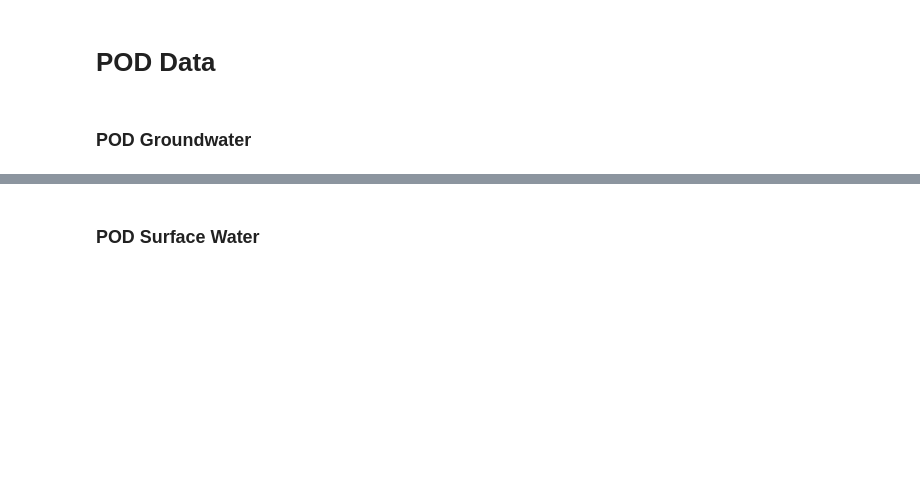
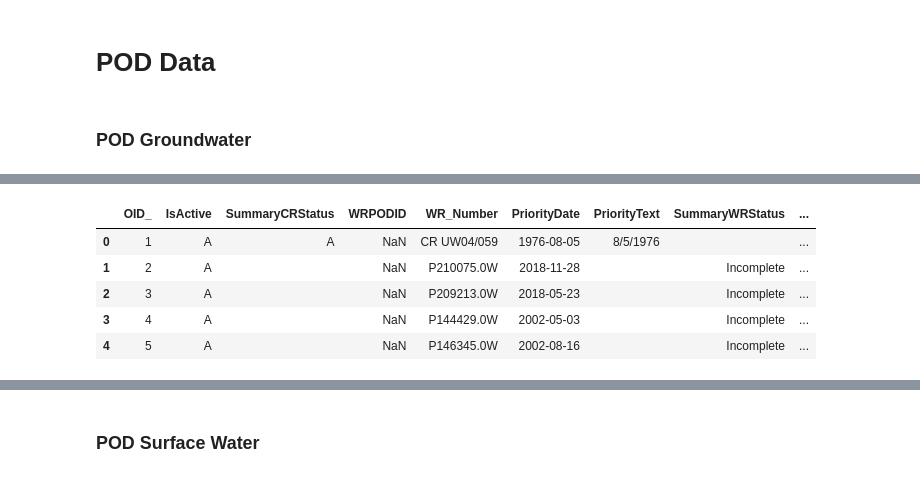
Before and after one commit to WSWCWaterDataExchange/MappingStatesDataToWaDE2.0, a Jupyter notebook: Wyoming/WaterAllocation/0_PreProcessWyomingAllocationData.ipynb, the cells around one changed output, grey strips where cells are left out. Saved outputs shown, nothing was run; the diff lists cells and outputs as text; code cells hidden in the pictures; blank space fills up the shorter version.

```diff
--- a/Wyoming/WaterAllocation/0_PreProcessWyomingAllocationData.ipynb
+++ b/Wyoming/WaterAllocation/0_PreProcessWyomingAllocationData.ipynb
@@ -146,34 +166,41 @@ BenUseDict = {
 "TEM" : "Temporary",
 "TENL" : "Total Enlargement",
 "TRA" : "Transportation",
 "TST" : "Test Well",
 "TWR" : "Tree Watering",
 "UTL" : "Utilities",
 "W&S" : "Wild and Scenic",
 "WDR" : "Well Drilling",
 "WET" : "Wetlands",
 "WHL" : "Water Hauls",
 "WL" : "Wildlife"}
 
 def retrieveBenUse(colrowValue):
     if colrowValue == "" or pd.isnull(colrowValue):
         outString = "Unspecified"
     else:
         String1 = str(colrowValue).strip()
         x = String1.split(';')
         try:
             outList = []
             for i in range(len(x)):
                 y = x[i].strip()
                 y = BenUseDict[y]
                 outList.append(y)
             outString = ", ".join(str(e) for e in outList)
         except:
             outString = "Unspecified"
     return outString
 
 dfwyg['WaDEBenUse'] = dfwyg.apply(lambda row: retrieveBenUse(row['Uses']), axis=1)
-dfwyg.head(10)
+dfwyg.head()
+# %% [output]
+|  | OID_ | IsActive | SummaryCRStatus | WRPODID | WR_Number | PriorityDate | PriorityText | SummaryWRStatus | ... |
+| 0 | 1 | A | A | NaN | CR UW04/059 | 1976-08-05 | 8/5/1976 |  | ... |
+| 1 | 2 | A |  | NaN | P210075.0W | 2018-11-28 |  | Incomplete | ... |
+| 2 | 3 | A |  | NaN | P209213.0W | 2018-05-23 |  | Incomplete | ... |
+| 3 | 4 | A |  | NaN | P144429.0W | 2002-05-03 |  | Incomplete | ... |
+| 4 | 5 | A |  | NaN | P146345.0W | 2002-08-16 |  | Incomplete | ... |
 # %%
 # For Wild and Scenic River benuse
 # suffix metadata, and anything with a Z in it also has a beneficial use = Wild and Scenic River benuse
```
Also changed, not shown: parts of 32 cells of this notebook, 5 other files.
